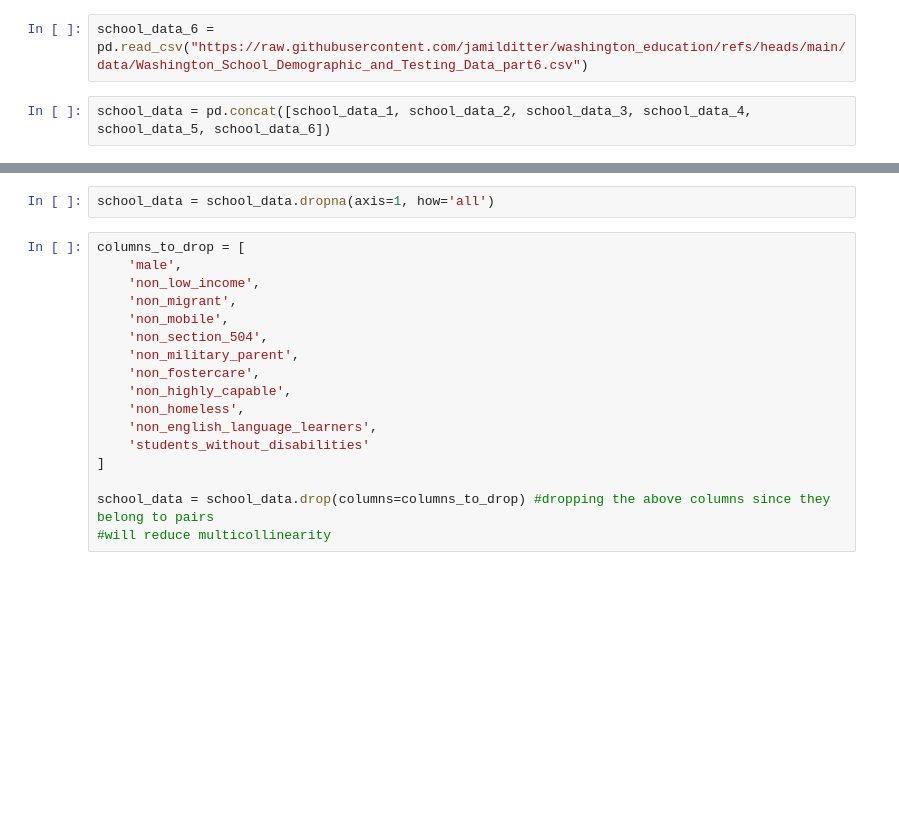
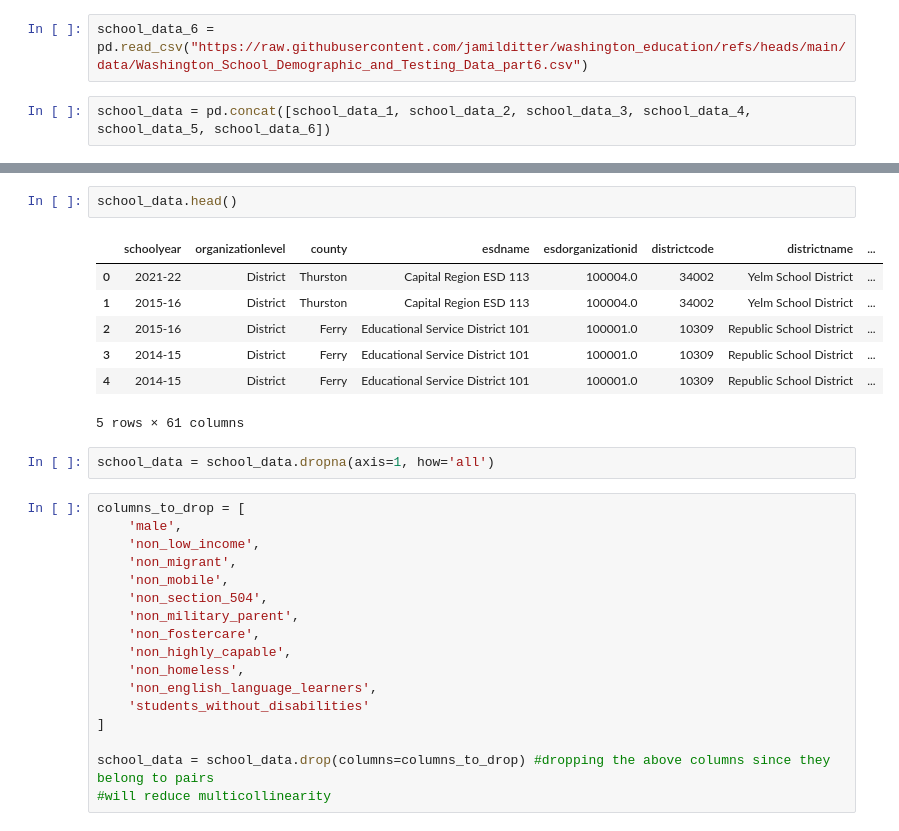
Before and after one commit to jamilditter/washington_education, a Jupyter notebook: code/ExploratoryDataAnalysis(Jacob).ipynb, the cells around one changed output, grey strips where cells are left out. Drawn from its saved outputs; the diff is of its cells as text; blank space fills up the shorter version.

```diff
--- a/code/ExploratoryDataAnalysis(Jacob).ipynb
+++ b/code/ExploratoryDataAnalysis(Jacob).ipynb
@@ -41,3 +41,13 @@ memory usage: 159.2+ MB
+# %%
+school_data.head()
+# %% [output]
+|  | schoolyear | organizationlevel | county | esdname | esdorganizationid | districtcode | districtname | ... |
+| 0 | 2021-22 | District | Thurston | Capital Region ESD 113 | 100004.0 | 34002 | Yelm School District | ... |
+| 1 | 2015-16 | District | Thurston | Capital Region ESD 113 | 100004.0 | 34002 | Yelm School District | ... |
+| 2 | 2015-16 | District | Ferry | Educational Service District 101 | 100001.0 | 10309 | Republic School District | ... |
+| 3 | 2014-15 | District | Ferry | Educational Service District 101 | 100001.0 | 10309 | Republic School District | ... |
+| 4 | 2014-15 | District | Ferry | Educational Service District 101 | 100001.0 | 10309 | Republic School District | ... |
+5 rows × 61 columns
 # %%
 school_data = school_data.dropna(axis=1, how='all')
 # %%
```
Also changed, not shown: parts of 2 cells of this notebook.
